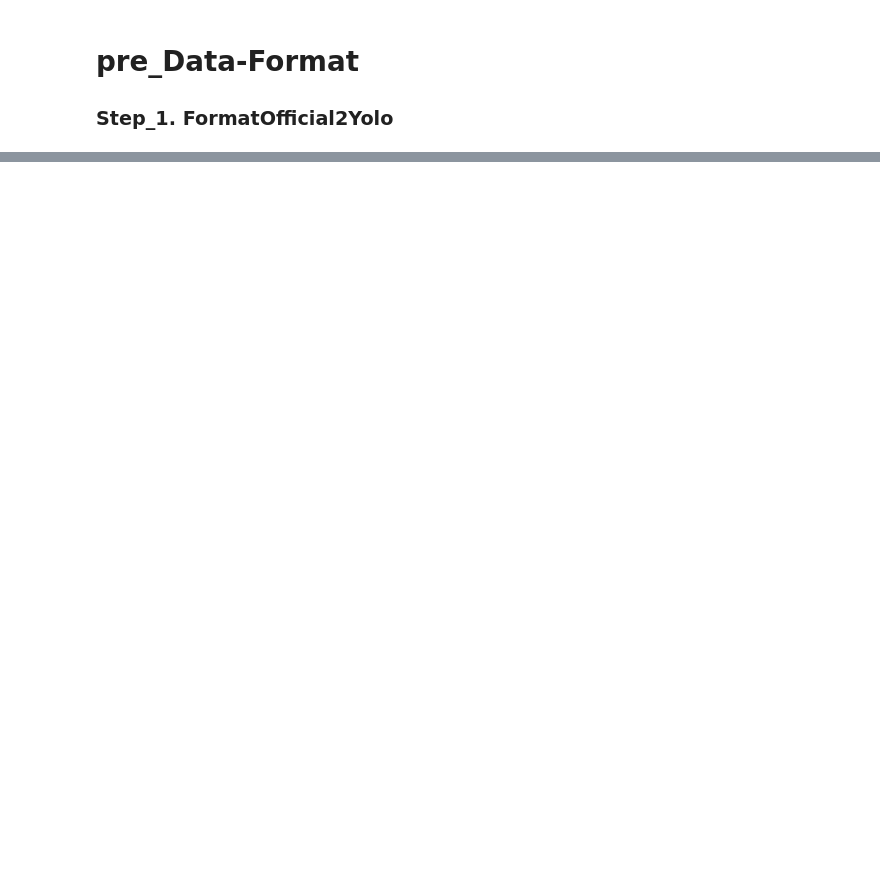
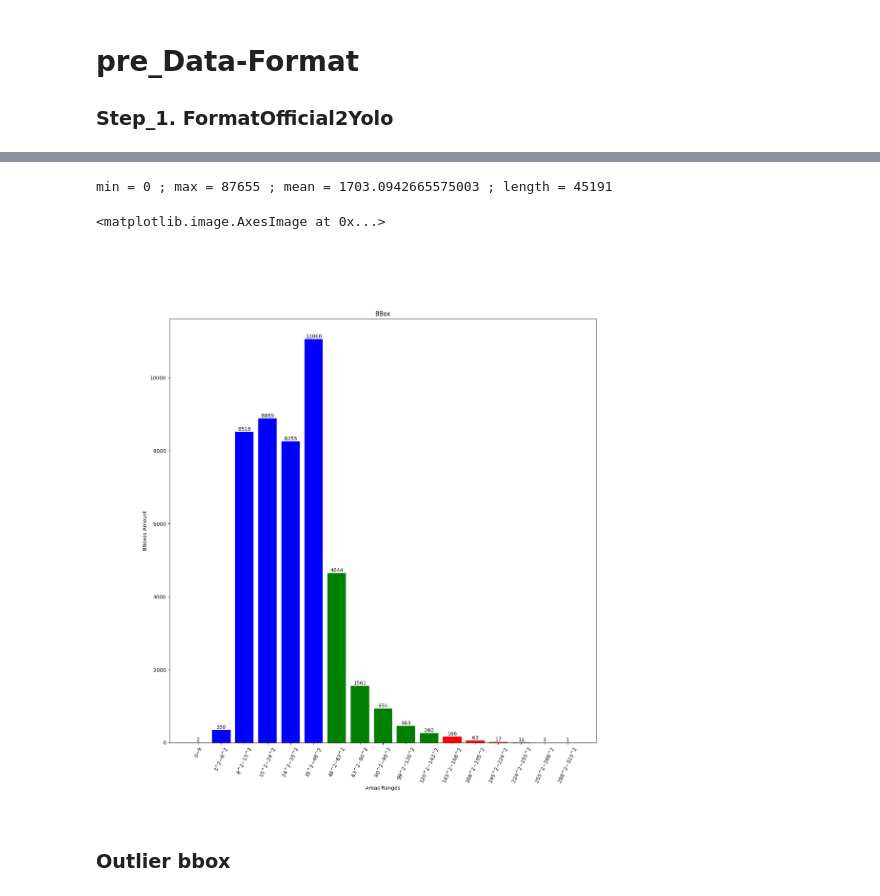
Before and after one commit to AngusBB/Competition, a Jupyter notebook: main.ipynb, the cells around one changed output, grey strips where cells are left out. Drawn from its saved outputs; the diff is of its cells as text; code cells hidden in the pictures; blank space fills up the shorter version.

```diff
--- a/main.ipynb
+++ b/main.ipynb
@@ -16,0 +34,15 @@
+# %%
+!python Code/pre_AnalyzeBBox.py
+
+import cv2
+import matplotlib.pyplot as plt
+
+plt.figure(figsize=(15, 15))
+plt.axis('off')
+plt.imshow(cv2.imread('Analyze-Mistaken_BBox.png'))
+# %% [output]
+min = 0 ; max = 87655 ; mean = 1703.0942665575003 ; length = 45191
+<matplotlib.image.AxesImage at 0x...>
+[figure, added]
+# %% [markdown]
+### Outlier bbox
```
Also changed, not shown: parts of 10 cells of this notebook, 15 other files.
